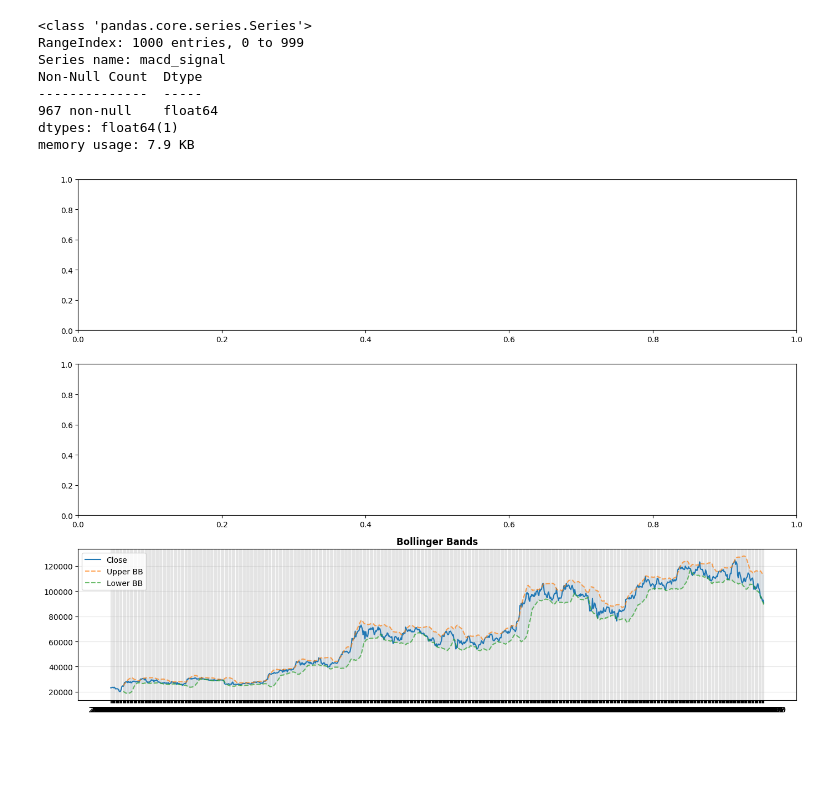
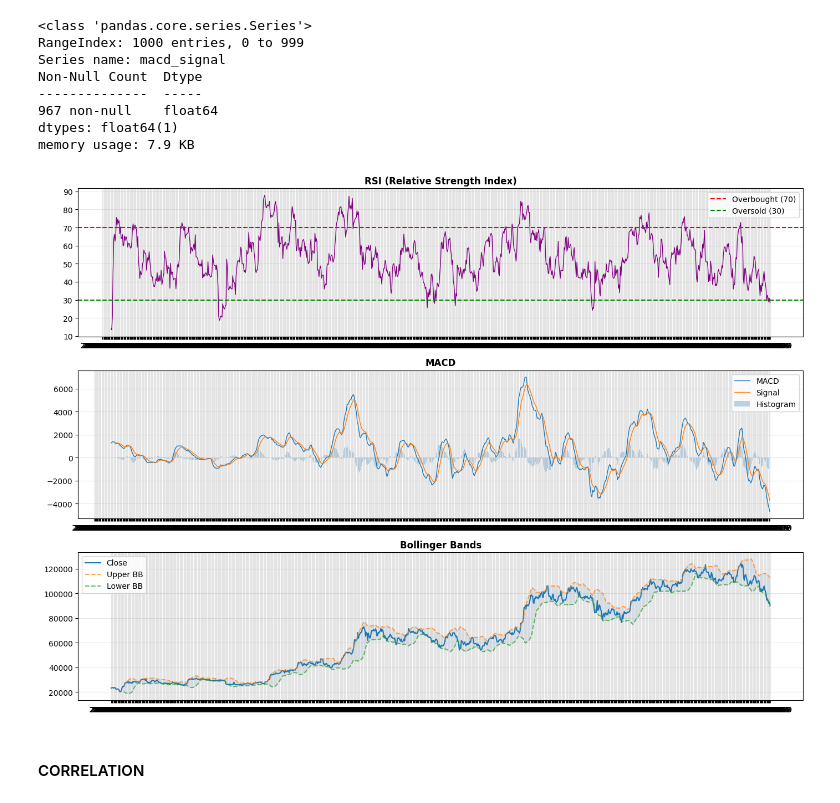
Before and after one commit to Njeri-Kimaru/Crypto-classifier-project, a Jupyter notebook: notebooks/02_feature_engineering.ipynb, the cells around one changed output. Cells and saved outputs as stored; diff of their text form; code cells hidden in the pictures; blank space fills up the shorter version.

```diff
--- a/notebooks/02_feature_engineering.ipynb
+++ b/notebooks/02_feature_engineering.ipynb
@@ -67,21 +67,40 @@ Non-Null Count  Dtype
 967 non-null    float64
 dtypes: float64(1)
 memory usage: 7.9 KB
-# %%
-import matplotlib.pyplot as plt
-import seaborn as sns
-
-fig, axes = plt.subplots(3, 1, figsize=(14, 10))
-# Bollinger Bands
-axes[2].plot(df_features['open_time'], df_features['close'], label='Close', linewidth=1.5)
-axes[2].plot(df_features['open_time'], df_features['bb_high'], label='Upper BB', linestyle='--', alpha=0.7)
-axes[2].plot(df_features['open_time'], df_features['bb_low'], label='Lower BB', linestyle='--', alpha=0.7)
-axes[2].fill_between(df_features['open_time'], df_features['bb_low'], df_features['bb_high'], alpha=0.1)
-axes[2].set_title('Bollinger Bands', fontweight='bold')
-axes[2].legend()
-axes[2].grid(True, alpha=0.3)
-
-plt.tight_layout()
-plt.show()
-# %% [output]
-[figure, removed]
+# %%
+import matplotlib.pyplot as plt
+import seaborn as sns
+
+fig, axes = plt.subplots(3, 1, figsize=(14, 10))
+
+# RSI
+axes[0].plot(df_features['open_time'], df_features['rsi'], color ='purple', linewidth =1)
+axes[0].axhline(y =70, color ='r', linestyle ='--', label ='Overbought (70)')
+axes[0].axhline(y =30, color ='g', linestyle ='--', label='Oversold (30)')
+axes[0].set_title('RSI (Relative Strength Index)', fontweight ='bold')
+axes[0].legend()
+axes[0].grid(True, alpha =0.3)
+
+# MACD
+axes[1].plot(df_features['open_time'], df_features['macd'], label='MACD', linewidth=1)
+axes[1].plot(df_features['open_time'], df_features['macd_signal'], label='Signal', linewidth =1)
+axes[1].bar(df_features['open_time'], df_features['macd_diff'], label='Histogram', alpha =0.3)
+axes[1].set_title('MACD', fontweight ='bold')
+axes[1].legend()
+axes[1].grid(True, alpha =0.3)
+
+# Bollinger Bands
+axes[2].plot(df_features['open_time'], df_features['close'], label ='Close', linewidth =1.5)
+axes[2].plot(df_features['open_time'], df_features['bb_high'], label ='Upper BB', linestyle ='--', alpha =0.7)
+axes[2].plot(df_features['open_time'], df_features['bb_low'], label ='Lower BB', linestyle ='--', alpha =0.7)
+axes[2].fill_between(df_features['open_time'], df_features['bb_low'], df_features['bb_high'], alpha =0.1)
+axes[2].set_title('Bollinger Bands', fontweight ='bold')
+axes[2].legend()
+axes[2].grid(True, alpha =0.3)
+
+plt.tight_layout()
+plt.show()
+# %% [output]
+[figure, added]
+# %% [markdown]
+#### CORRELATION
```
Also changed, not shown: parts of 10 cells of this notebook, 4 other files.
